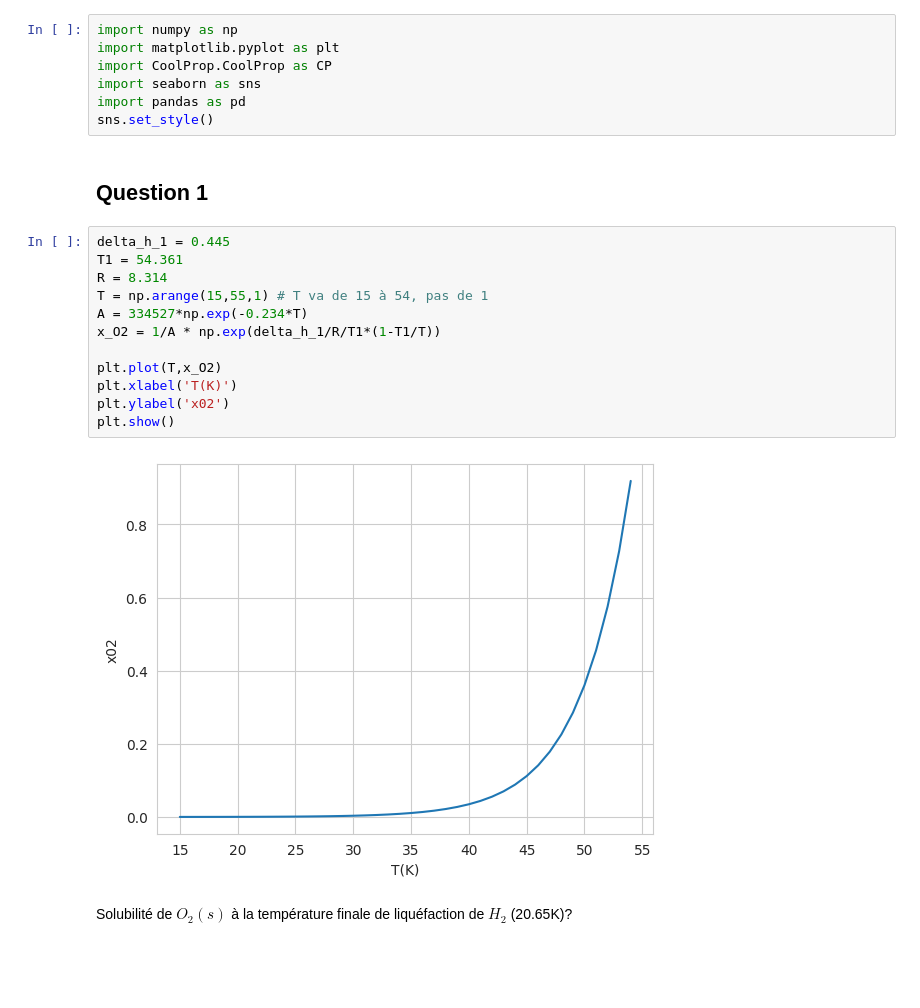
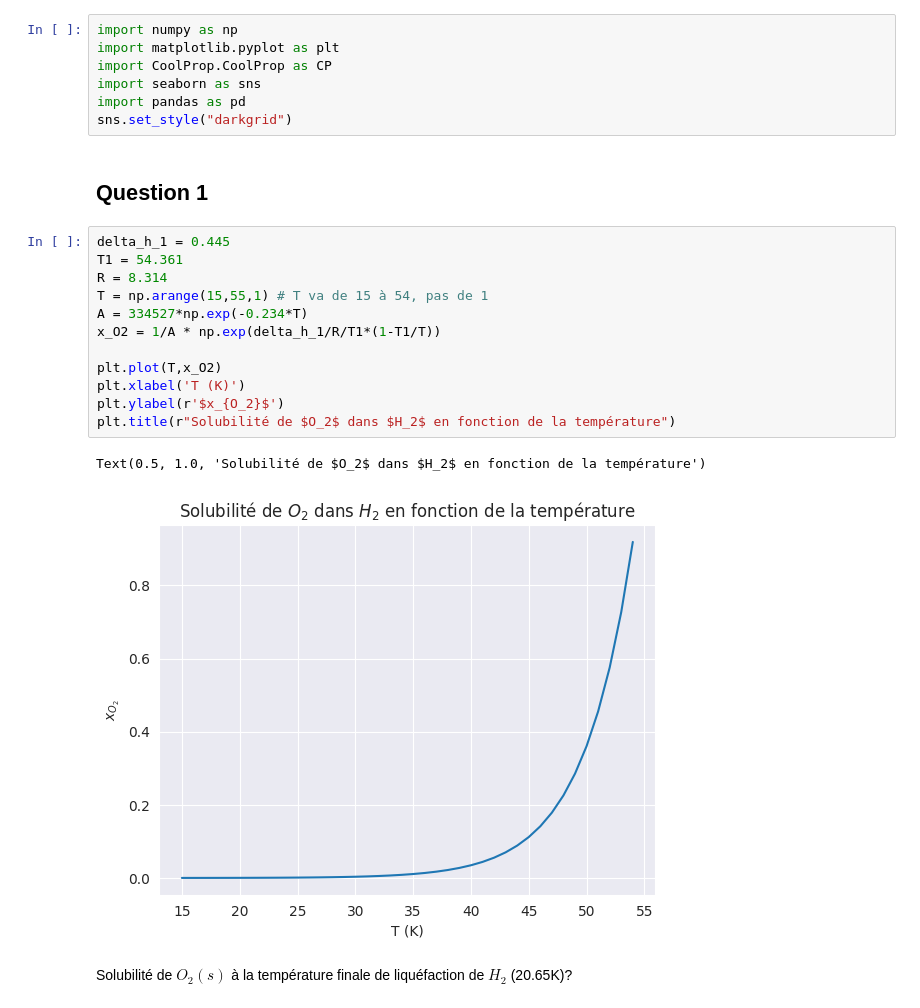
Before and after one commit to jules-spl/liquefaction_H2, a Jupyter notebook: liquefaction_h2.ipynb, the cells around one changed output. Saved outputs shown, nothing was run; the diff lists cells and outputs as text; blank space fills up the shorter version.

```diff
--- a/liquefaction_h2.ipynb
+++ b/liquefaction_h2.ipynb
@@ -6,23 +6,24 @@ import matplotlib.pyplot as plt
 import CoolProp.CoolProp as CP
 import seaborn as sns
 import pandas as pd
-sns.set_style()
+sns.set_style("darkgrid")
 # %% [markdown]
 ## Question 1
 # %%
 delta_h_1 = 0.445
 T1 = 54.361
 R = 8.314
 T = np.arange(15,55,1) # T va de 15 à 54, pas de 1
 A = 334527*np.exp(-0.234*T)
 x_O2 = 1/A * np.exp(delta_h_1/R/T1*(1-T1/T))
 
 plt.plot(T,x_O2)
-plt.xlabel('T(K)')
-plt.ylabel('x02')
-plt.show()
+plt.xlabel('T (K)')
+plt.ylabel(r'$x_{O_2}$')
+plt.title(r"Solubilité de $O_2$ dans $H_2$ en fonction de la température")
 # %% [output]
+Text(0.5, 1.0, 'Solubilité de $O_2$ dans $H_2$ en fonction de la température')
-[figure, old version]
+[figure, new version]
 # %% [markdown]
 Solubilité de $O_2(s)$ à la température finale de liquéfaction de $H_2$ (20.65K)?
 # %%
```
Also changed, not shown: parts of 8 cells of this notebook.
